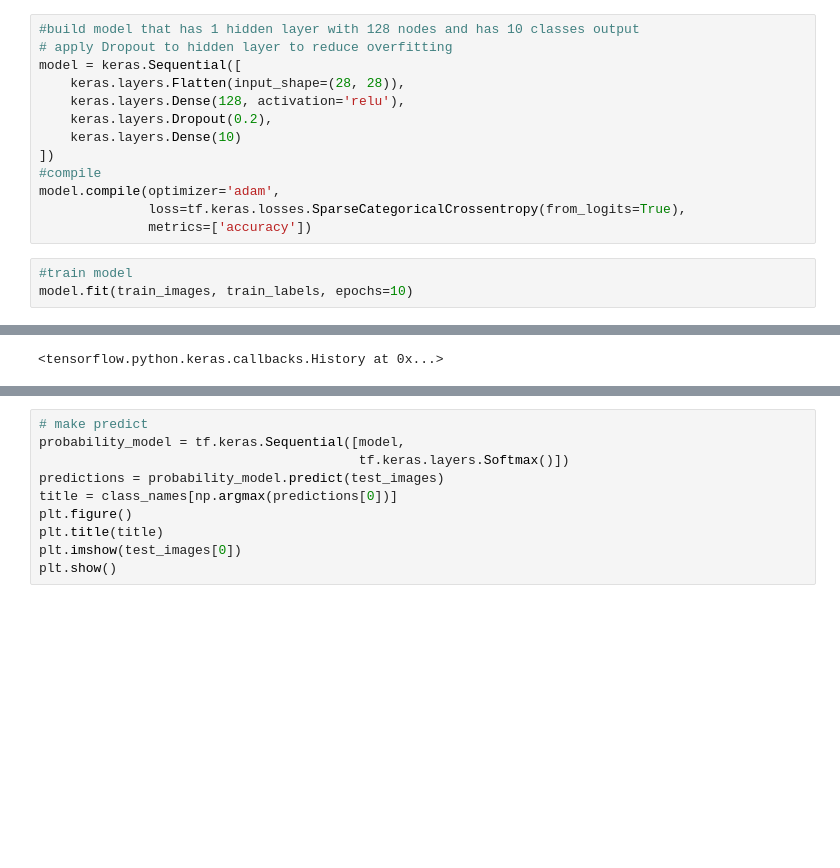
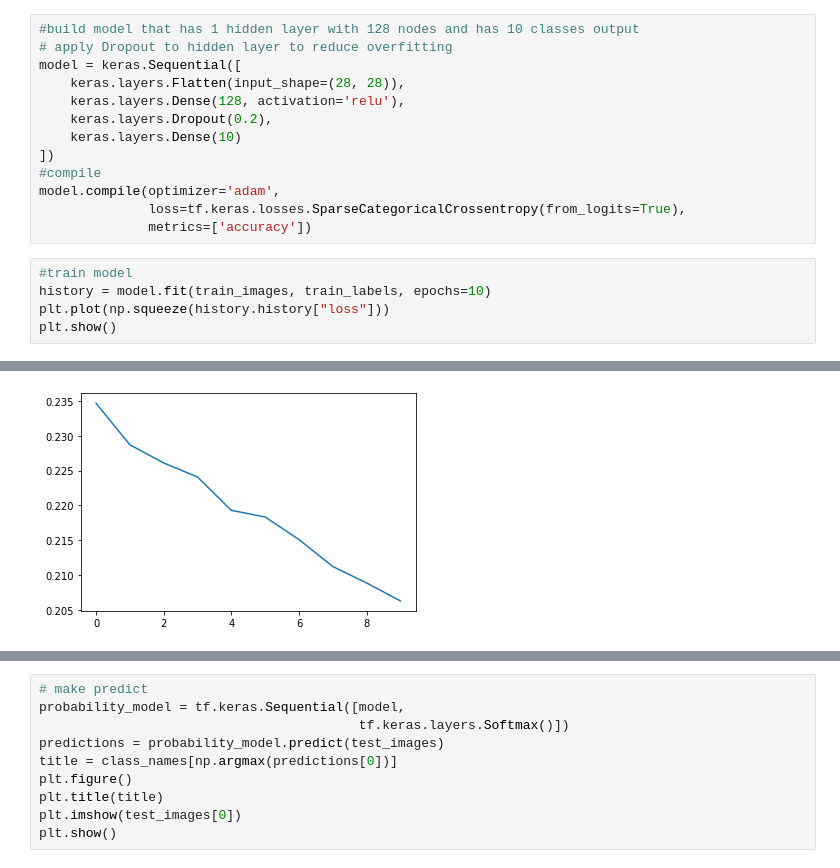
Before and after one commit to kitigai/LearnDL, a Jupyter notebook: DeepNNBasics_Dropout.ipynb, the cells around one changed output, grey strips where cells are left out. Cells and saved outputs as stored; diff of their text form; blank space fills up the shorter version.

```diff
--- a/DeepNNBasics_Dropout.ipynb
+++ b/DeepNNBasics_Dropout.ipynb
@@ -54,6 +62,8 @@ model.compile(optimizer='adam',
               metrics=['accuracy'])
 # %%
 #train model
-model.fit(train_images, train_labels, epochs=10)
+history = model.fit(train_images, train_labels, epochs=10)
+plt.plot(np.squeeze(history.history["loss"]))
+plt.show()
 # %% [output]
 Epoch 1/10
@@ -79,4 +89,4 @@ Epoch 10/10
-<tensorflow.python.keras.callbacks.History at 0x...>
+[figure, added]
 # %%
 # accuracy test
 test_loss, test_acc = model.evaluate(test_images,  test_labels, verbose=2)
```
Also changed, not shown: parts of 4 cells of this notebook.
